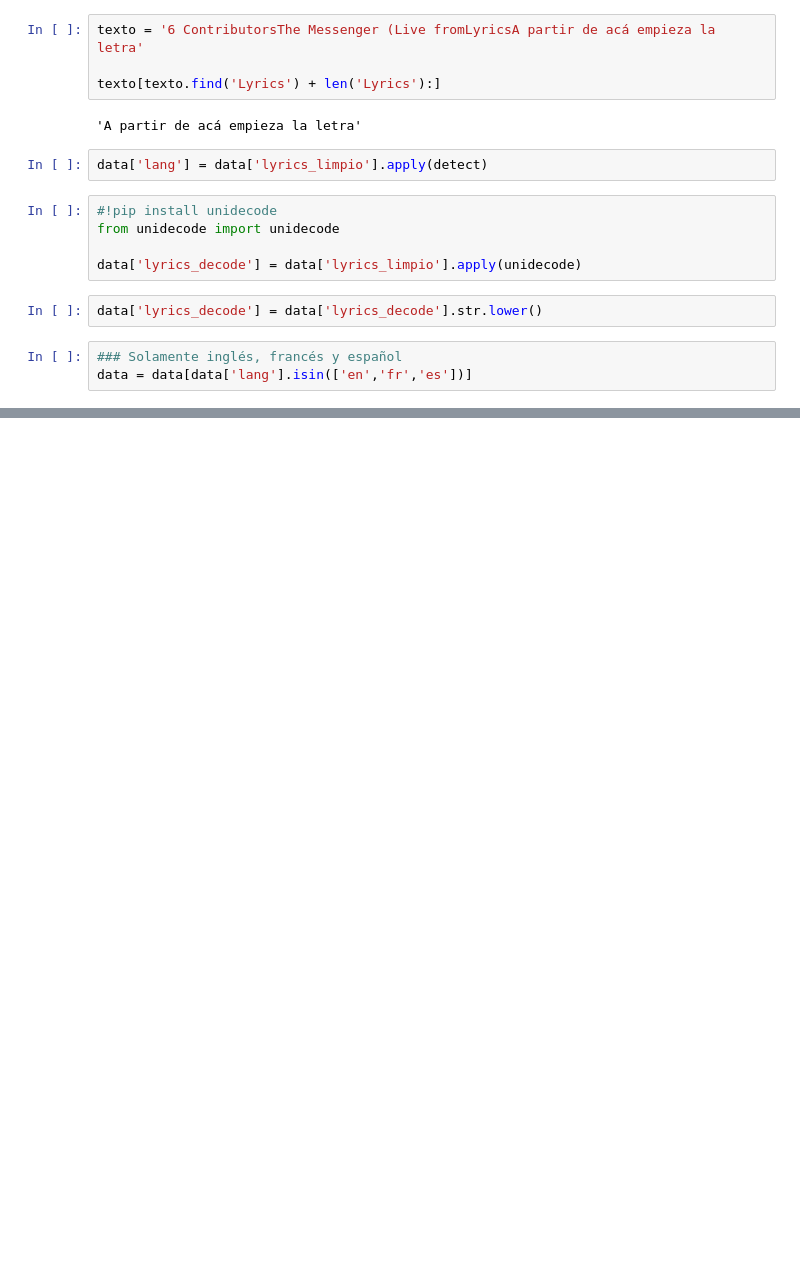
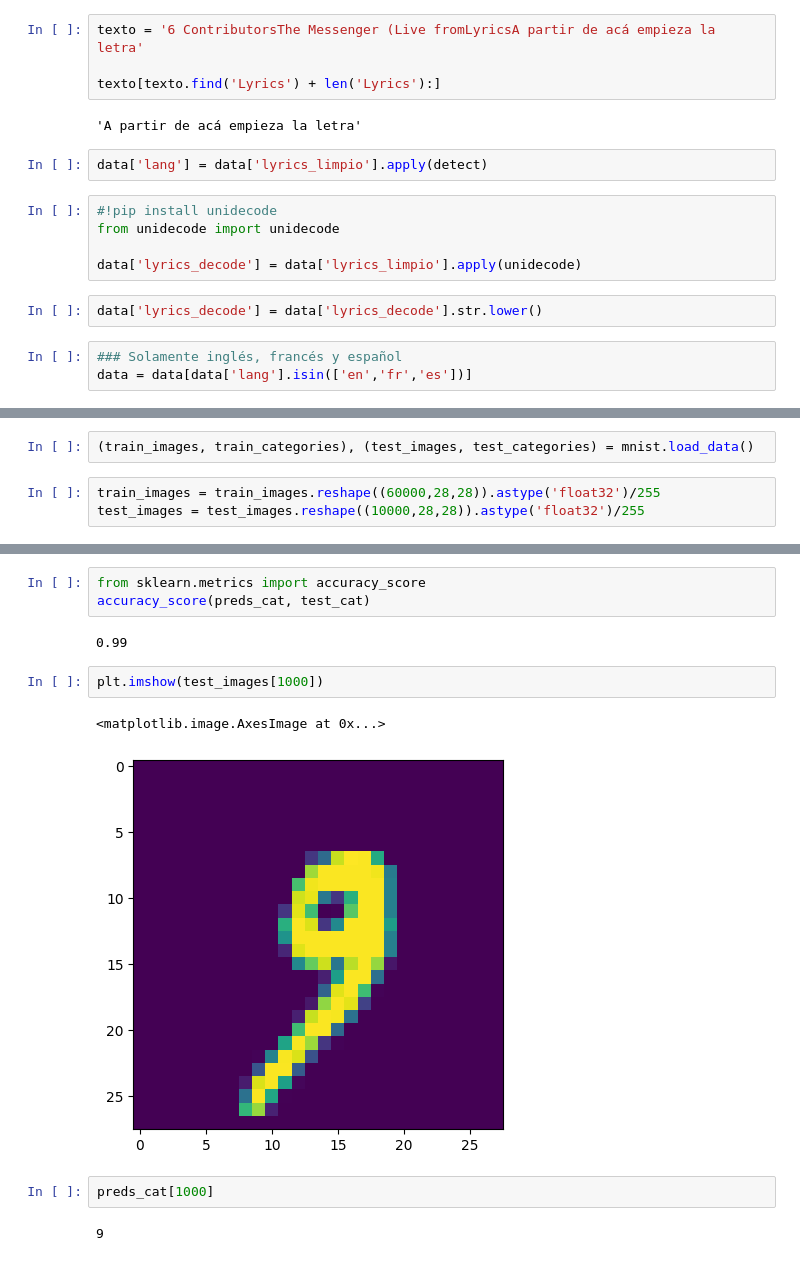
Before and after one commit to DaAnMaGi/Estudios_Henry, a Jupyter notebook: M6/Clase 08/CR08.ipynb, the cells around one changed output, grey strips where cells are left out. Drawn from its saved outputs; the diff is of its cells as text; blank space fills up the shorter version.

```diff
--- a/M6/Clase 08/CR08.ipynb
+++ b/M6/Clase 08/CR08.ipynb
@@ -68,0 +182,5 @@ Requirement already satisfied: tqdm in /usr/local/lib/python3.10/dist-packages (
+# %%
+(train_images, train_categories), (test_images, test_categories) = mnist.load_data()
+# %%
+train_images = train_images.reshape((60000,28,28)).astype('float32')/255
+test_images = test_images.reshape((10000,28,28)).astype('float32')/255
@@ -68,0 +248,14 @@ Requirement already satisfied: tqdm in /usr/local/lib/python3.10/dist-packages (
+# %%
+from sklearn.metrics import accuracy_score
+accuracy_score(preds_cat, test_cat)
+# %% [output]
+0.99
+# %%
+plt.imshow(test_images[1000])
+# %% [output]
+<matplotlib.image.AxesImage at 0x...>
+[figure, added]
+# %%
+preds_cat[1000]
+# %% [output]
+9
```
Also changed, not shown: parts of 15 cells of this notebook.
